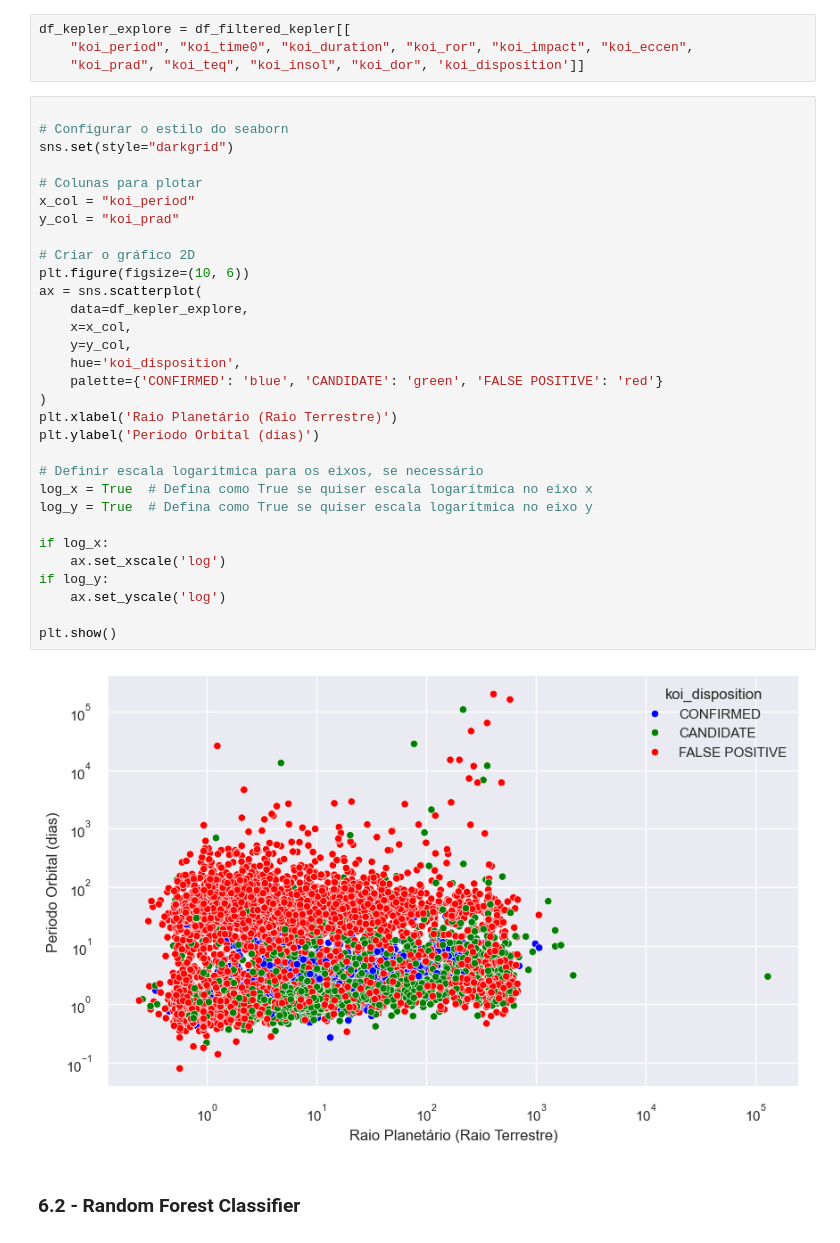
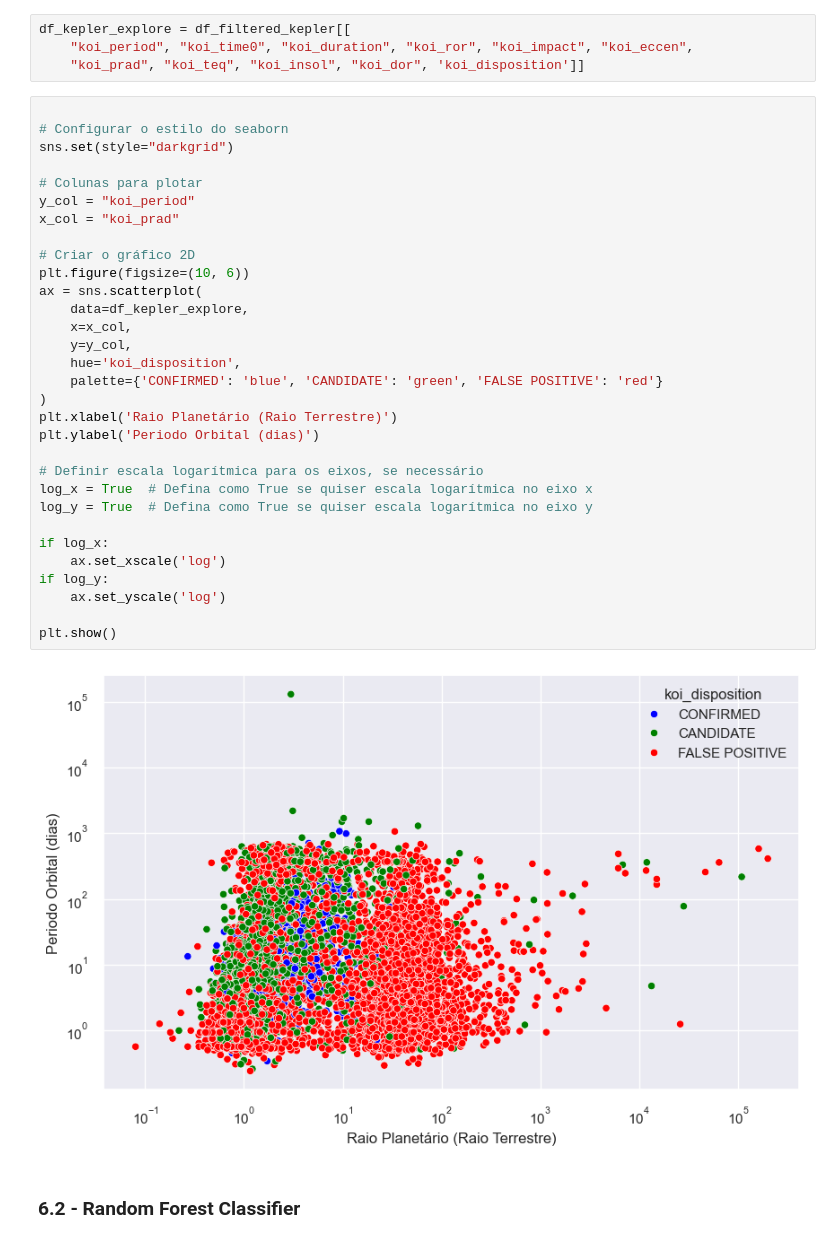
Before and after one commit to albertoseleto/exoplanets-classifier, a Jupyter notebook: thesis.ipynb, the cells around one changed output. Cells and saved outputs as stored; diff of their text form.

```diff
--- a/thesis.ipynb
+++ b/thesis.ipynb
@@ -1026,36 +1040,36 @@ df_kepler_explore = df_filtered_kepler[[
 # %%
 
 # Configurar o estilo do seaborn
 sns.set(style="darkgrid")
 
 # Colunas para plotar
-x_col = "koi_period"
-y_col = "koi_prad"
+y_col = "koi_period"
+x_col = "koi_prad"
 
 # Criar o gráfico 2D
 plt.figure(figsize=(10, 6))
 ax = sns.scatterplot(
     data=df_kepler_explore,
     x=x_col,
     y=y_col,
     hue='koi_disposition',
     palette={'CONFIRMED': 'blue', 'CANDIDATE': 'green', 'FALSE POSITIVE': 'red'}
 )
 plt.xlabel('Raio Planetário (Raio Terrestre)')
 plt.ylabel('Periodo Orbital (dias)')
 
 # Definir escala logarítmica para os eixos, se necessário
 log_x = True  # Defina como True se quiser escala logarítmica no eixo x
 log_y = True  # Defina como True se quiser escala logarítmica no eixo y
 
 if log_x:
     ax.set_xscale('log')
 if log_y:
     ax.set_yscale('log')
 
 plt.show()
 # %% [output]
-[figure, old version]
+[figure, new version]
 # %% [markdown]
 ### 6.2 - Random Forest Classifier
 # %% [markdown]
```
Also changed, not shown: parts of 7 cells of this notebook.
